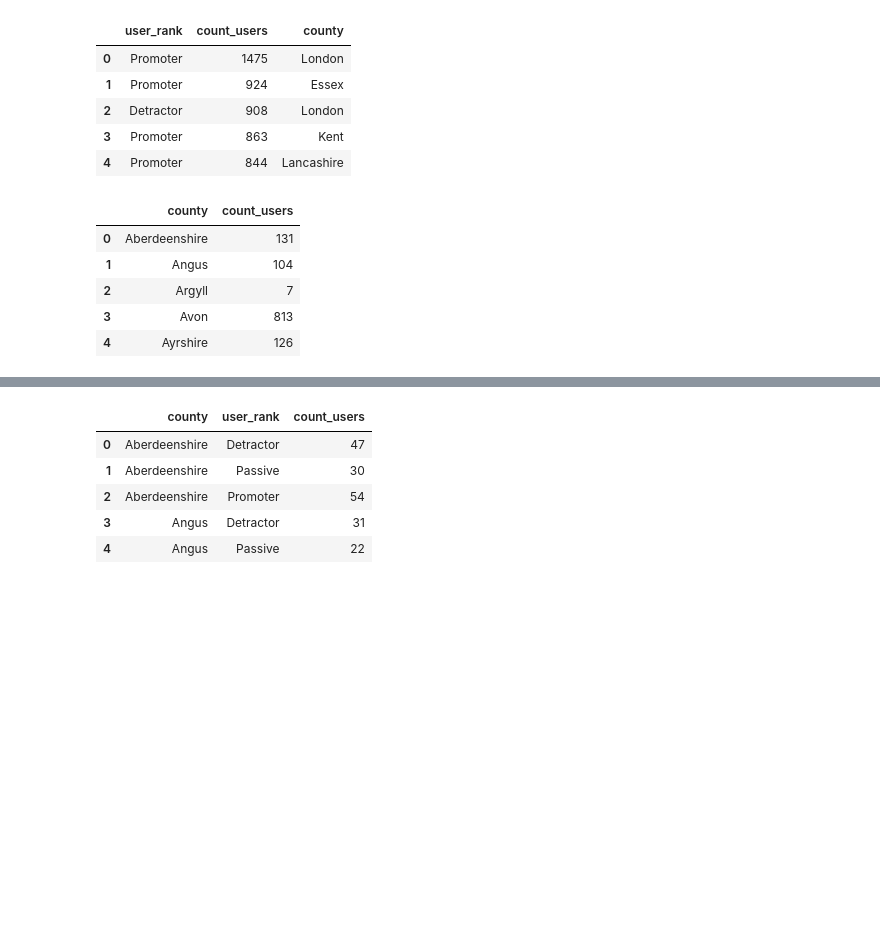
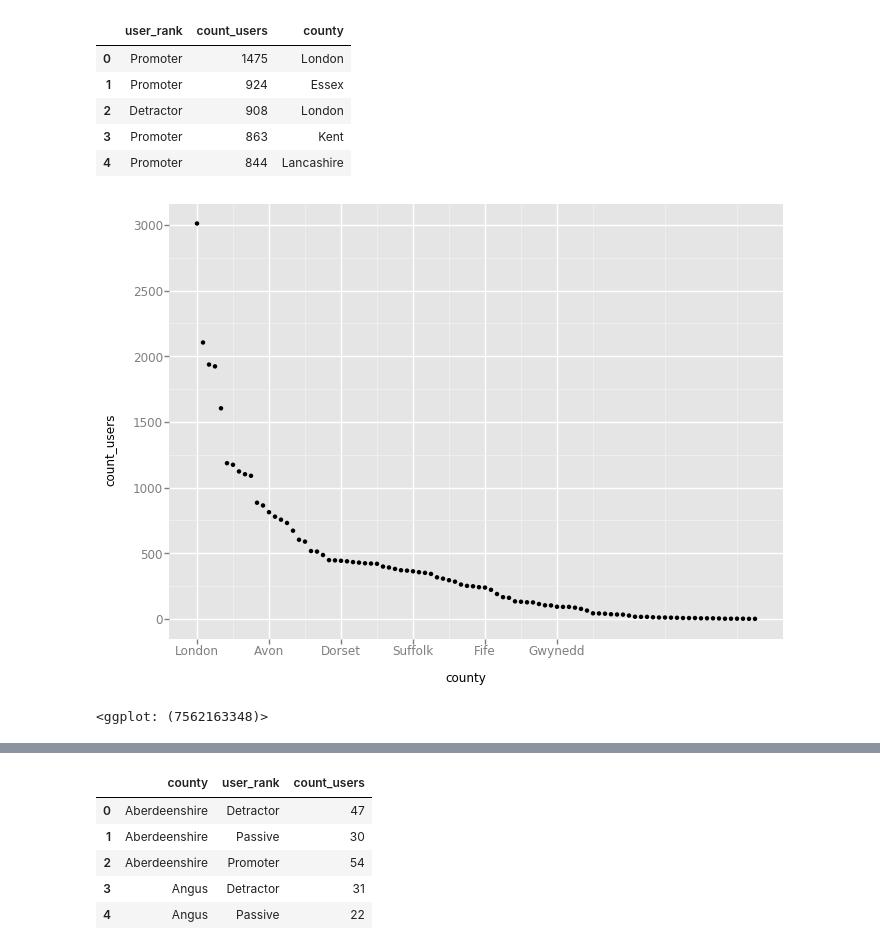
Before and after one commit to giacman/mybuilder_tech-task, a Jupyter notebook: tech_task.ipynb, the cells around one changed output, grey strips where cells are left out. Drawn from its saved outputs; the diff is of its cells as text; code cells hidden in the pictures; blank space fills up the shorter version.

```diff
--- a/tech_task.ipynb
+++ b/tech_task.ipynb
@@ -137,11 +137,11 @@ data_2.head()
 # %%
-county_size = data_2.groupby(['county']).agg({'count_users': 'sum'})
+county_size = data_2.groupby(['county']).agg({'count_users': 'sum'}).reset_index()
-# %%
-county_size.reset_index().head()
-# %% [output]
-|  | county | count_users |
-| 0 | Aberdeenshire | 131 |
-| 1 | Angus | 104 |
-| 2 | Argyll | 7 |
-| 3 | Avon | 813 |
-| 4 | Ayrshire | 126 |
+# %%
+county_size = county_size.sort_values(by = ['count_users'], ascending=False)
+# %%
+ggplot(aes(x = "county", y = "count_users"),data = county_size)+\
+        geom_point()+\
+        scale_x_continuous(breaks = (0,12,24,36,48,60))
+# %% [output]
+[figure, added]
+<ggplot: (7562163348)>
```
Also changed, not shown: parts of 13 cells of this notebook.
